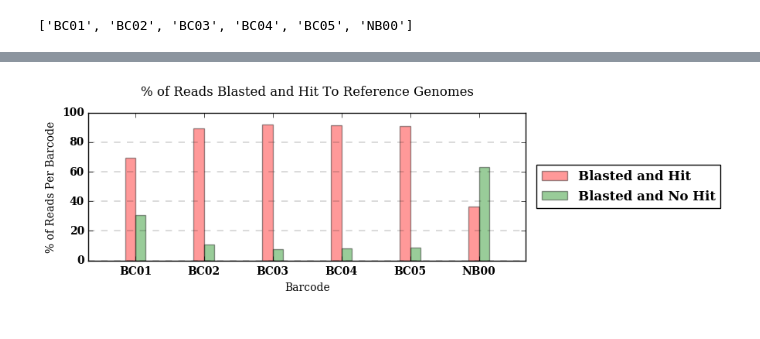
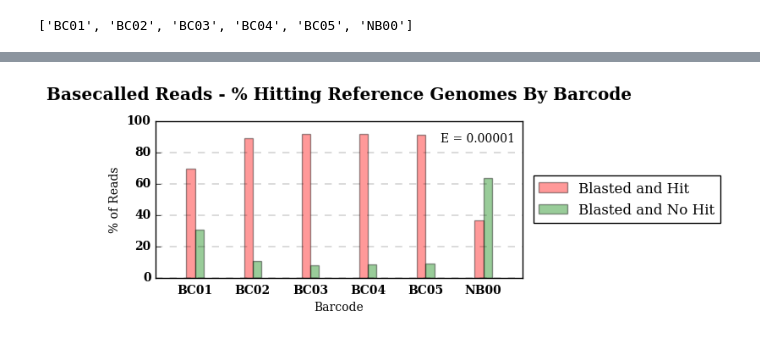
Before and after one commit to BenjaminSchwessinger/Gamran, a Jupyter notebook: MinIon_analysis_12122016_Wagga_initial-Copy1.ipynb, the cells around one changed output, grey strips where cells are left out. Drawn from its saved outputs; the diff is of its cells as text; code cells hidden in the pictures.

```diff
--- a/MinIon_analysis_12122016_Wagga_initial-Copy1.ipynb
+++ b/MinIon_analysis_12122016_Wagga_initial-Copy1.ipynb
@@ -2359,4 +2389,5 @@ blasted_count_df_pres.drop('BC00',axis=0,inplace=True)
 blasted_count_df_pres['BlastedHit_%'] = np.round((blasted_count_df_pres['BlastedHit_n'] / blasted_count_df_pres['Blasted'] * 100), 3)
 blasted_count_df_pres['BlastedNoHit_%'] = np.round((blasted_count_df_pres['BlastedNoHit_n'] / blasted_count_df_pres['Blasted'] * 100), 3)
 # %%
-blasted_count_df_pres_noall = blasted_count_df_pres.drop('All')
+#blasted_count_df_pres_noall = blasted_count_df_pres.drop('All')
+blasted_count_df_pres_noall
@@ -2363,34 +2402,38 @@ blasted_count_df_pres_noall = blasted_count_df_pres.drop('All')
 # %%
 n_groups = len(blasted_count_df_pres_noall.index.values)
 
 count_blastedhit = tuple(blasted_count_df_pres_noall['BlastedHit_%'])
 count_blastednohit = tuple(blasted_count_df_pres_noall['BlastedNoHit_%'])
 
 fig, ax = plt.subplots(figsize=(6.5,3))
 
 index = np.arange(n_groups)
 bar_width = 0.15
 opacity = 0.4
 
 rects1 = plt.bar(index, count_blastedhit, bar_width,
                  alpha=opacity,
                  color='r',
                  label='Blasted and Hit')
 
 rects2 = plt.bar(index + bar_width, count_blastednohit, bar_width,
                  alpha=opacity,
                  color='g',
                  label='Blasted and No Hit')
-
+plt.annotate('E = 0.00001',
+             xy=(0.98, 0.85), xycoords='axes fraction', fontsize=10, xytext=(0, 0), textcoords='offset points',
+             ha='right', va='bottom', fontweight='normal')
 plt.xlabel('Barcode')
-plt.ylabel('% of Reads Per Barcode')
-plt.title('% of Reads Blasted and Hit To Reference Genomes', y=1.08)
+plt.ylabel('% of Reads')
+plt.title('Basecalled Reads - % Hitting Reference Genomes By Barcode', y=1.1, fontweight='bold', fontsize='x-large')
 plt.xticks(index + bar_width, tuple(blasted_count_df_pres_noall.index.values), y=-0.01)
-plt.legend(loc='center left', bbox_to_anchor=(1.01, 0.5), fontsize=12)
+plt.tick_params(top="off", right="off", bottom="off")
+plt.legend(loc='center left', bbox_to_anchor=(1.01, 0.5), fontsize=12, prop={'weight':'normal'})
 plt.grid(b=None, which='major', axis='y', linestyle='dashed', linewidth=0.2)
 plt.margins(x=0.1)
 
 plt.tight_layout()
+#plt.savefig('/home/gamran/analysis/graph3.png', bbox_inches='tight')
 plt.show()
 # %% [output]
-[figure, old version]
+[figure, new version]
```
Also changed, not shown: parts of 6 cells of this notebook.
